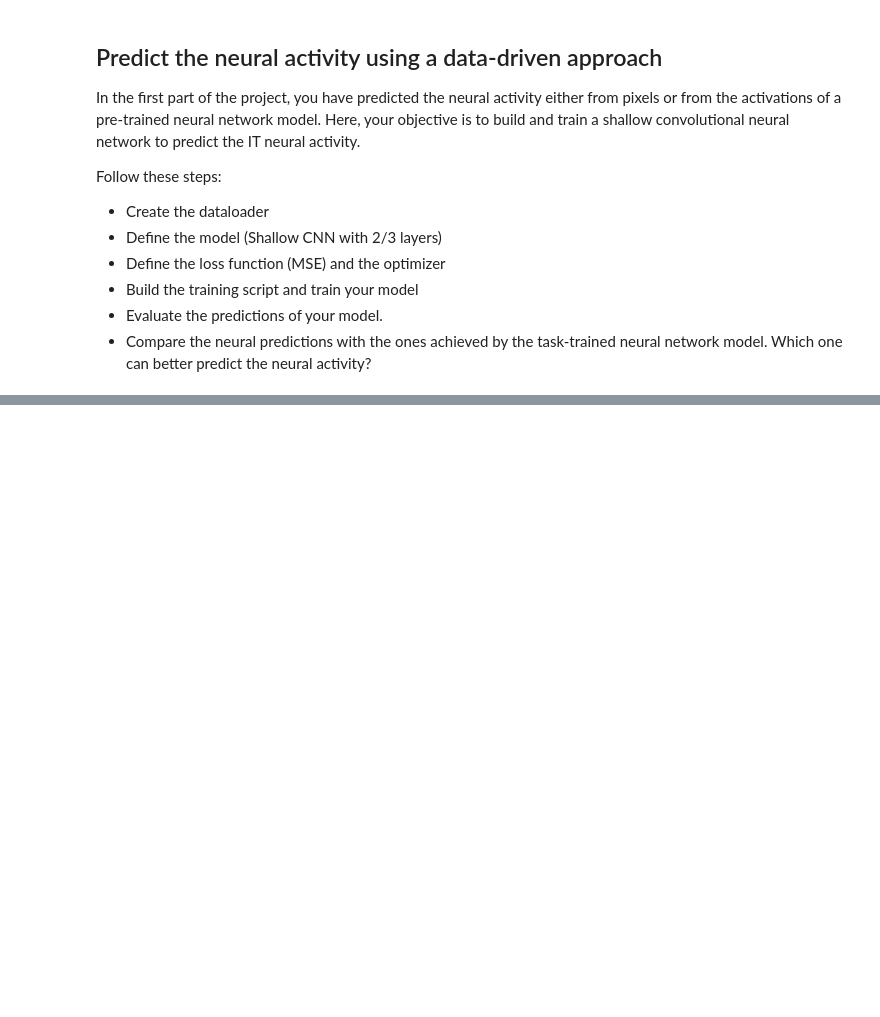
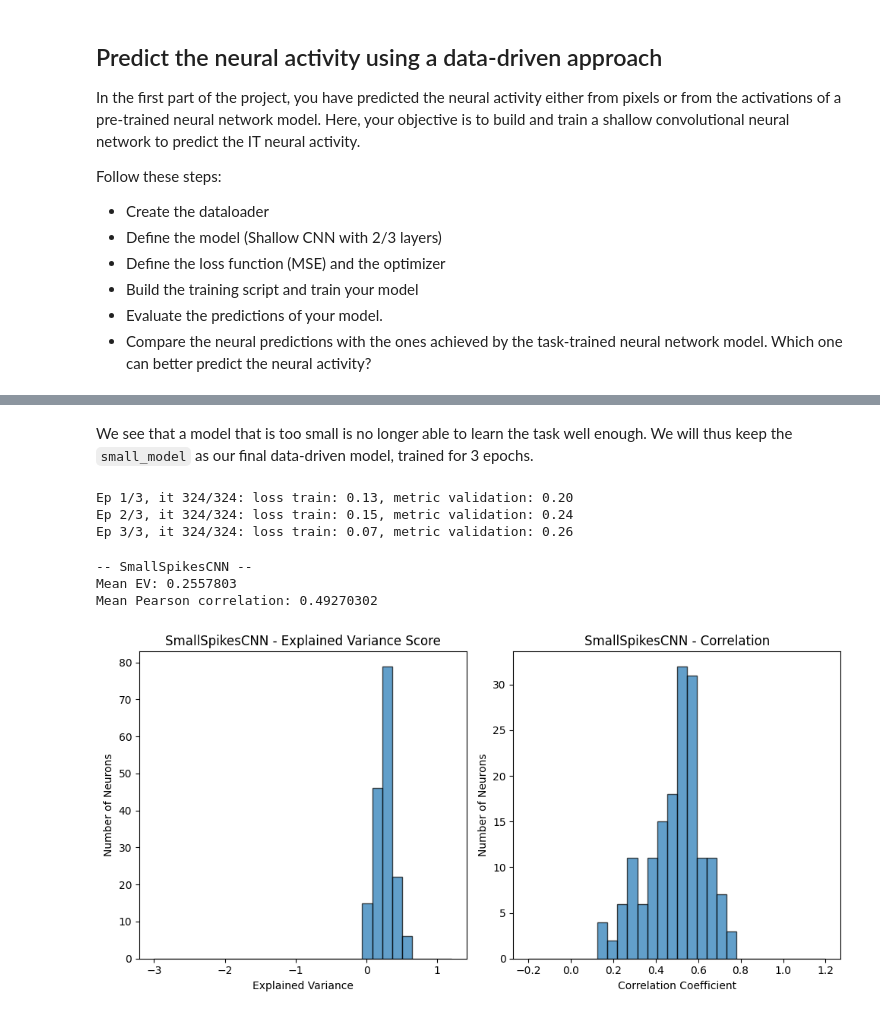
Before and after one commit to ledondodo/brainlike, a Jupyter notebook: week7.ipynb, the cells around one changed output, grey strips where cells are left out. Saved outputs shown, nothing was run; the diff lists cells and outputs as text; code cells hidden in the pictures; blank space fills up the shorter version.

```diff
--- a/week7.ipynb
+++ b/week7.ipynb
@@ -89,0 +273,2 @@ Follow these steps:
+# %%
+train_model(small_model, loss_fn, opt, train_loader, val_inputs, val_targets, explained_variance_score, epochs=10)
@@ -89,0 +286,5 @@ Follow these steps:
+# %%
+very_small_model = SmallSpikesCNN(num_filters=(2, 4, 4), num_hidden=256).to(device)
+loss_fn = nn.MSELoss()
+opt = torch.optim.Adam(very_small_model.parameters(), lr=0.001)
+summary(very_small_model)
@@ -89,0 +307,2 @@ Follow these steps:
+# %%
+train_model(very_small_model, loss_fn, opt, train_loader, val_inputs, val_targets, explained_variance_score, epochs=20)
@@ -89,0 +330,25 @@ Follow these steps:
+# %% [markdown]
+We see that a model that is too small is no longer able to learn the task well enough. We will thus keep the `small_model` as our final data-driven model, trained for 3 epochs.
+# %%
+final_model = SmallSpikesCNN().to(device)
+loss_fn = nn.MSELoss()
+opt = torch.optim.Adam(final_model.parameters(), lr=0.001)
+
+train_model(final_model, loss_fn, opt, train_loader, val_inputs, val_targets, explained_variance_score, epochs=3)
+# %% [output]
+Ep 1/3, it 324/324: loss train: 0.13, metric validation: 0.20
+Ep 2/3, it 324/324: loss train: 0.15, metric validation: 0.24
+Ep 3/3, it 324/324: loss train: 0.07, metric validation: 0.26
+# %%
+from utils import evaluation_metrics
+
+final_model.eval()
+predictions = {
+    "SmallSpikesCNN": final_model(val_inputs).detach().cpu().numpy()
+}
+evaluation_metrics(predictions, spikes_val)
+# %% [output]
+-- SmallSpikesCNN --
+Mean EV: 0.2557803
+Mean Pearson correlation: 0.49270302
+[figure, added]
```
Also changed, not shown: parts of 15 cells of this notebook.
